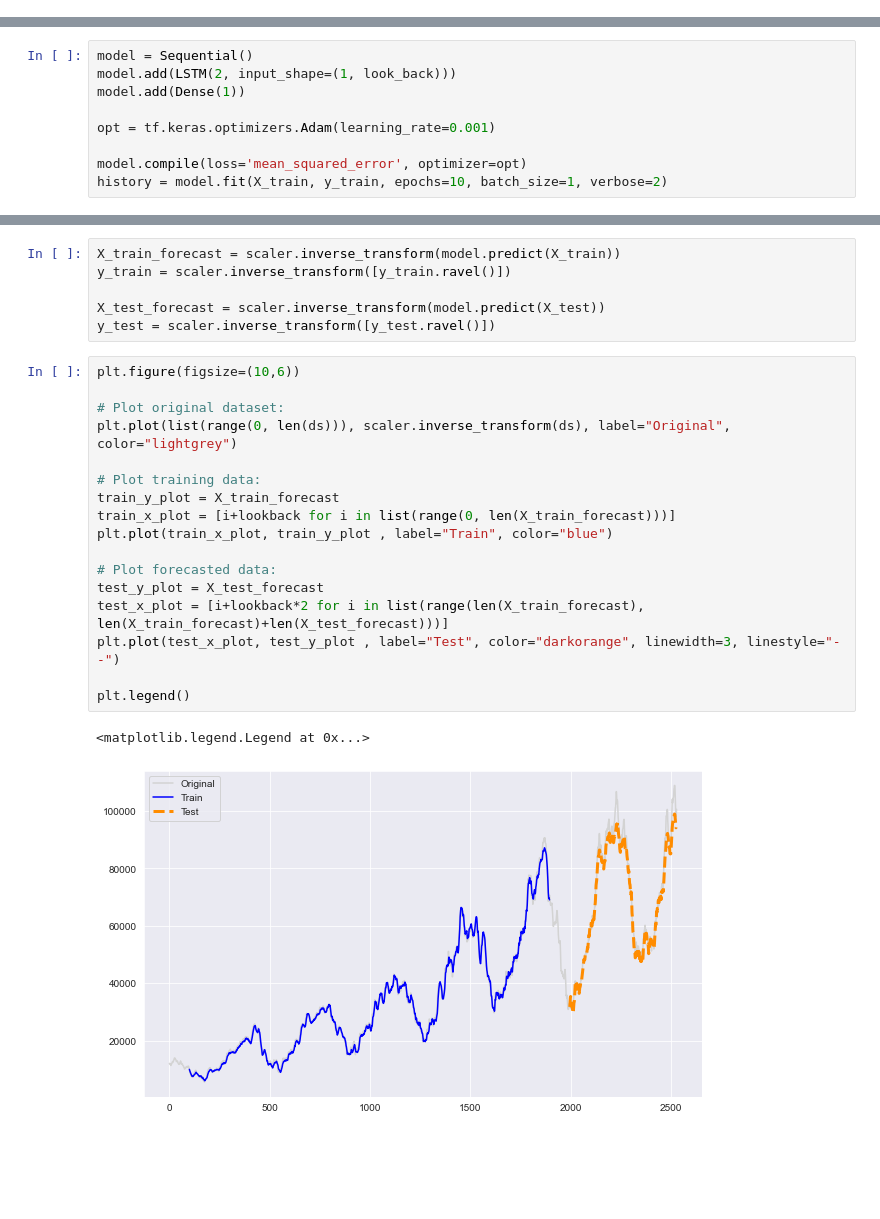
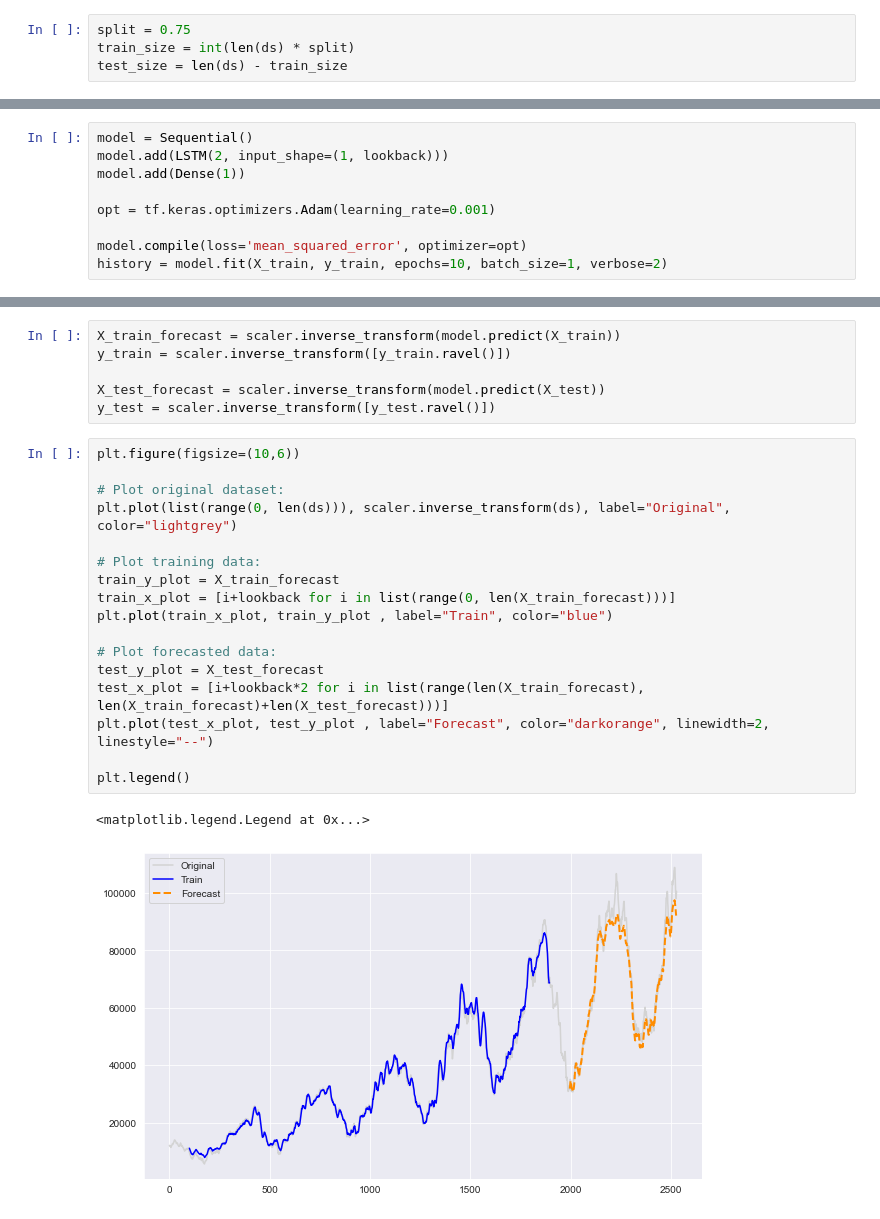
Before and after one commit to PacktPublishing/Machine-Learning-in-Biotechnology-and-Life-Sciences, a Jupyter notebook: chapters/chapter10/chapter10 - LSTM Forecasting.ipynb, the cells around one changed output, grey strips where cells are left out. Saved outputs shown, nothing was run; the diff lists cells and outputs as text; blank space fills up the shorter version.

Commit message:
Fixed graph issue

```diff
--- a/chapters/chapter10/chapter10 - LSTM Forecasting.ipynb
+++ b/chapters/chapter10/chapter10 - LSTM Forecasting.ipynb
@@ -79,3 +57,7 @@ from sklearn.preprocessing import MinMaxScaler
 scaler = MinMaxScaler(feature_range=(0, 1))
 ds = scaler.fit_transform(ds)
+# %%
+split = 0.75
+train_size = int(len(ds) * split)
+test_size = len(ds) - train_size
 # %%
@@ -113,7 +92,7 @@ X_train = np.reshape(X_train, (X_train.shape[0], 1, X_train.shape[1]))
 X_test = np.reshape(X_test, (X_test.shape[0], 1, X_test.shape[1]))
 # %%
 model = Sequential()
-model.add(LSTM(2, input_shape=(1, look_back)))
+model.add(LSTM(2, input_shape=(1, lookback)))
 model.add(Dense(1))
 
 opt = tf.keras.optimizers.Adam(learning_rate=0.001)
@@ -163,20 +155,20 @@ y_test = scaler.inverse_transform([y_test.ravel()])
 # %%
 plt.figure(figsize=(10,6))
 
 # Plot original dataset:
 plt.plot(list(range(0, len(ds))), scaler.inverse_transform(ds), label="Original", color="lightgrey")
 
 # Plot training data:
 train_y_plot = X_train_forecast
 train_x_plot = [i+lookback for i in list(range(0, len(X_train_forecast)))]
 plt.plot(train_x_plot, train_y_plot , label="Train", color="blue")
 
 # Plot forecasted data:
 test_y_plot = X_test_forecast
 test_x_plot = [i+lookback*2 for i in list(range(len(X_train_forecast), len(X_train_forecast)+len(X_test_forecast)))]
-plt.plot(test_x_plot, test_y_plot , label="Test", color="darkorange", linewidth=3, linestyle="--")
+plt.plot(test_x_plot, test_y_plot , label="Forecast", color="darkorange", linewidth=2, linestyle="--")
 
 plt.legend()
 # %% [output]
 <matplotlib.legend.Legend at 0x...>
-[figure, old version]
+[figure, new version]
```
Also changed, not shown: parts of 9 cells of this notebook.
